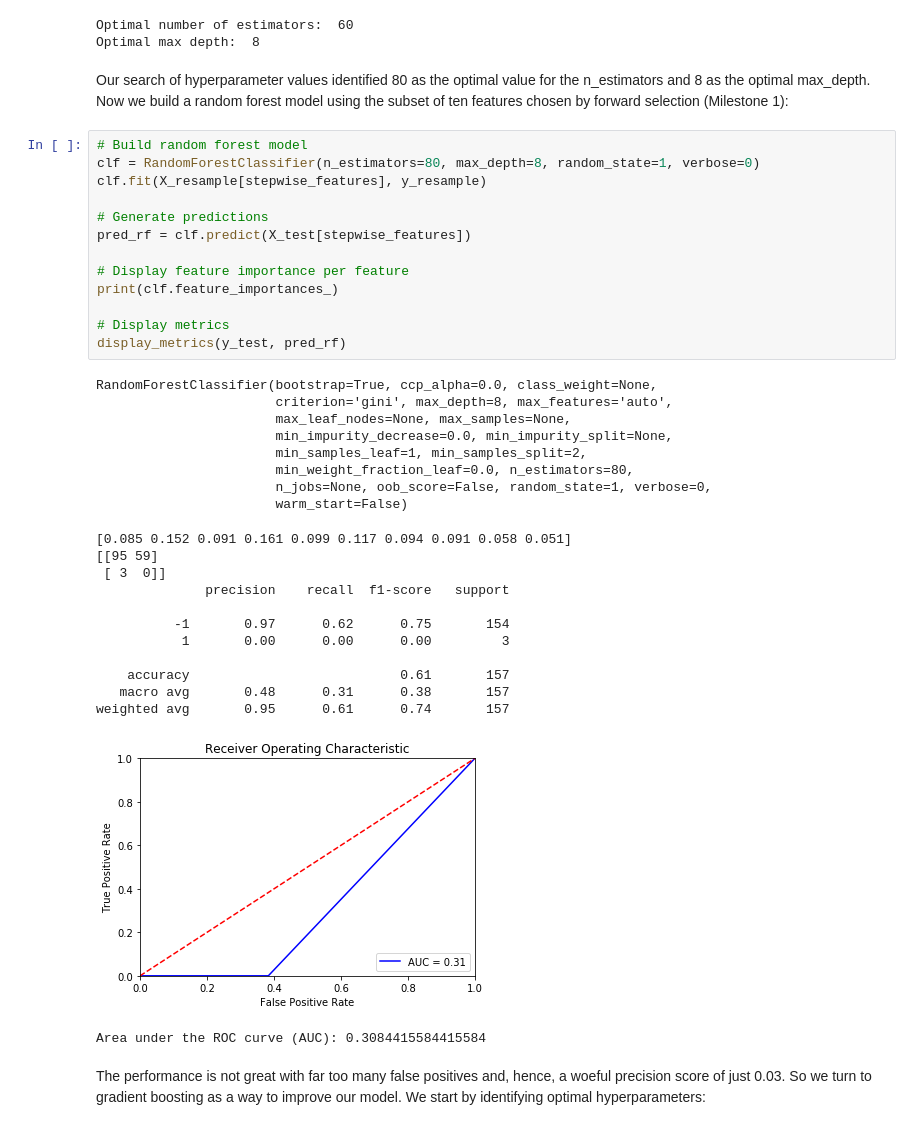
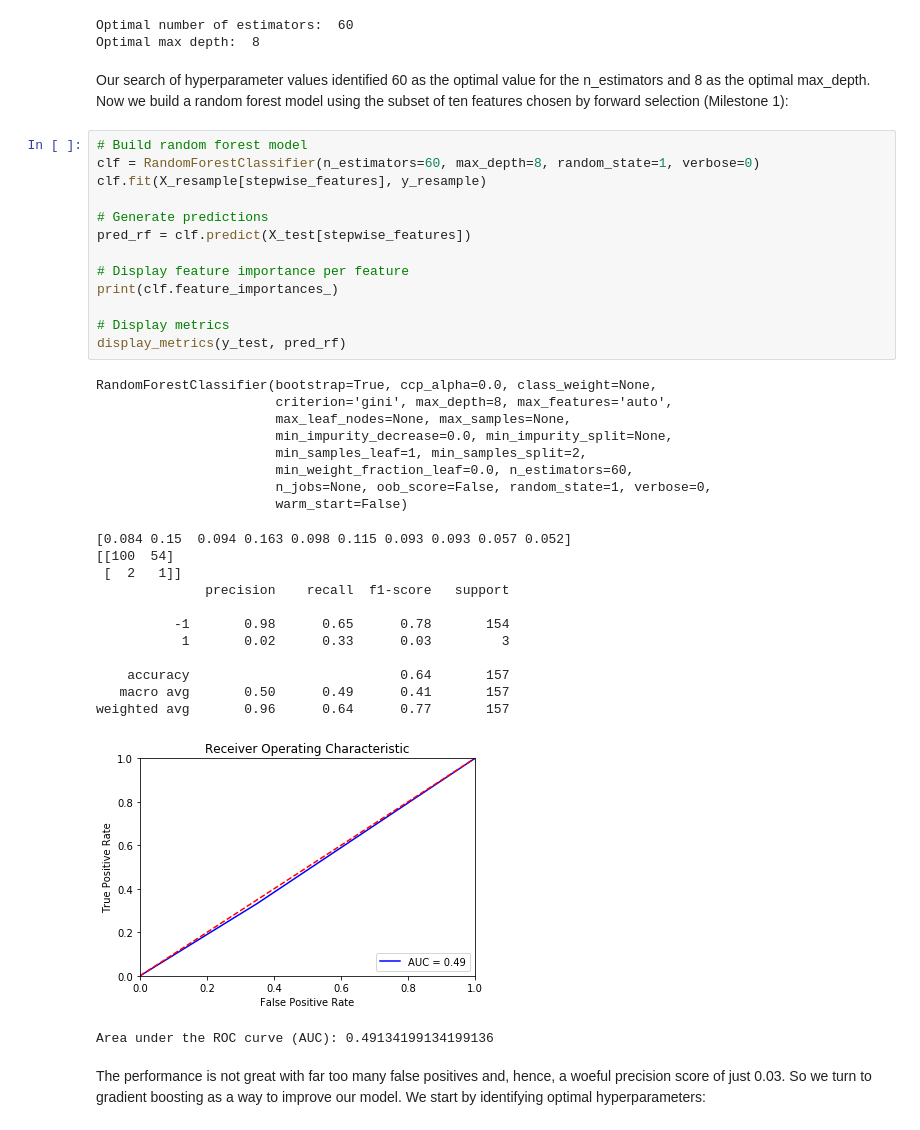
Before and after one commit to pelorenz/data-science-420, a Jupyter notebook: M02-PeterLorenz.ipynb, the cells around one changed output. Drawn from its saved outputs; the diff is of its cells as text.

```diff
--- a/M02-PeterLorenz.ipynb
+++ b/M02-PeterLorenz.ipynb
@@ -397,42 +397,42 @@ GridSearchCV(cv=None, error_score=nan,
 Optimal number of estimators:  60
 Optimal max depth:  8
 # %% [markdown]
-Our search of hyperparameter values identified 80 as the optimal value for the n_estimators and 8 as the optimal max_depth. Now we build a random forest model using the subset of ten features chosen by forward selection (Milestone 1):
+Our search of hyperparameter values identified 60 as the optimal value for the n_estimators and 8 as the optimal max_depth. Now we build a random forest model using the subset of ten features chosen by forward selection (Milestone 1):
 # %%
 # Build random forest model
-clf = RandomForestClassifier(n_estimators=80, max_depth=8, random_state=1, verbose=0)
+clf = RandomForestClassifier(n_estimators=60, max_depth=8, random_state=1, verbose=0)
 clf.fit(X_resample[stepwise_features], y_resample)
 
 # Generate predictions
 pred_rf = clf.predict(X_test[stepwise_features])
 
 # Display feature importance per feature
 print(clf.feature_importances_)
 
 # Display metrics
 display_metrics(y_test, pred_rf)
 # %% [output]
 RandomForestClassifier(bootstrap=True, ccp_alpha=0.0, class_weight=None,
                        criterion='gini', max_depth=8, max_features='auto',
                        max_leaf_nodes=None, max_samples=None,
                        min_impurity_decrease=0.0, min_impurity_split=None,
                        min_samples_leaf=1, min_samples_split=2,
-                       min_weight_fraction_leaf=0.0, n_estimators=80,
+                       min_weight_fraction_leaf=0.0, n_estimators=60,
                        n_jobs=None, oob_score=False, random_state=1, verbose=0,
                        warm_start=False)
-[0.085 0.152 0.091 0.161 0.099 0.117 0.094 0.091 0.058 0.051]
-[[95 59]
- [ 3  0]]
+[0.084 0.15  0.094 0.163 0.098 0.115 0.093 0.093 0.057 0.052]
+[[100  54]
+ [  2   1]]
               precision    recall  f1-score   support
 
-          -1       0.97      0.62      0.75       154
-           1       0.00      0.00      0.00         3
+          -1       0.98      0.65      0.78       154
+           1       0.02      0.33      0.03         3
 
-    accuracy                           0.61       157
-   macro avg       0.48      0.31      0.38       157
-weighted avg       0.95      0.61      0.74       157
+    accuracy                           0.64       157
+   macro avg       0.50      0.49      0.41       157
+weighted avg       0.96      0.64      0.77       157
-[figure, old version]
+[figure, new version]
-Area under the ROC curve (AUC): 0.3084415584415584
+Area under the ROC curve (AUC): 0.49134199134199136
 # %% [markdown]
 The performance is not great with far too many false positives and, hence, a woeful precision score of just 0.03. So we turn to gradient boosting as a way to improve our model. We start by identifying optimal hyperparameters:
 # %%
```
Also changed, not shown: parts of 12 cells of this notebook.
